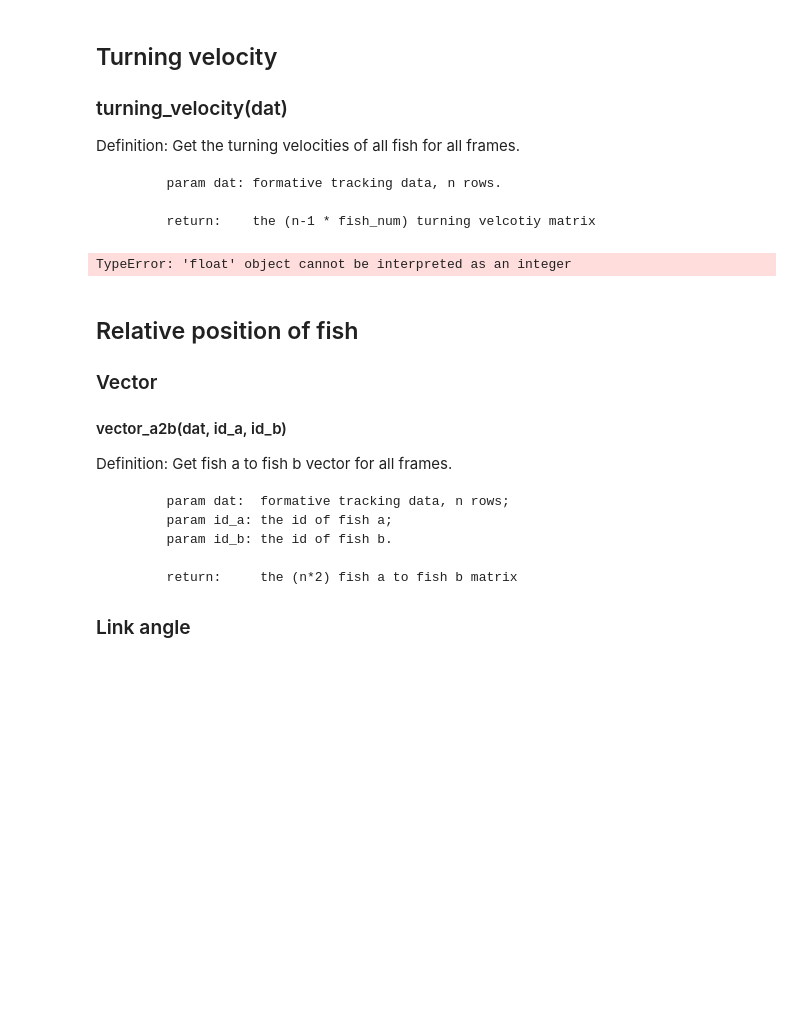
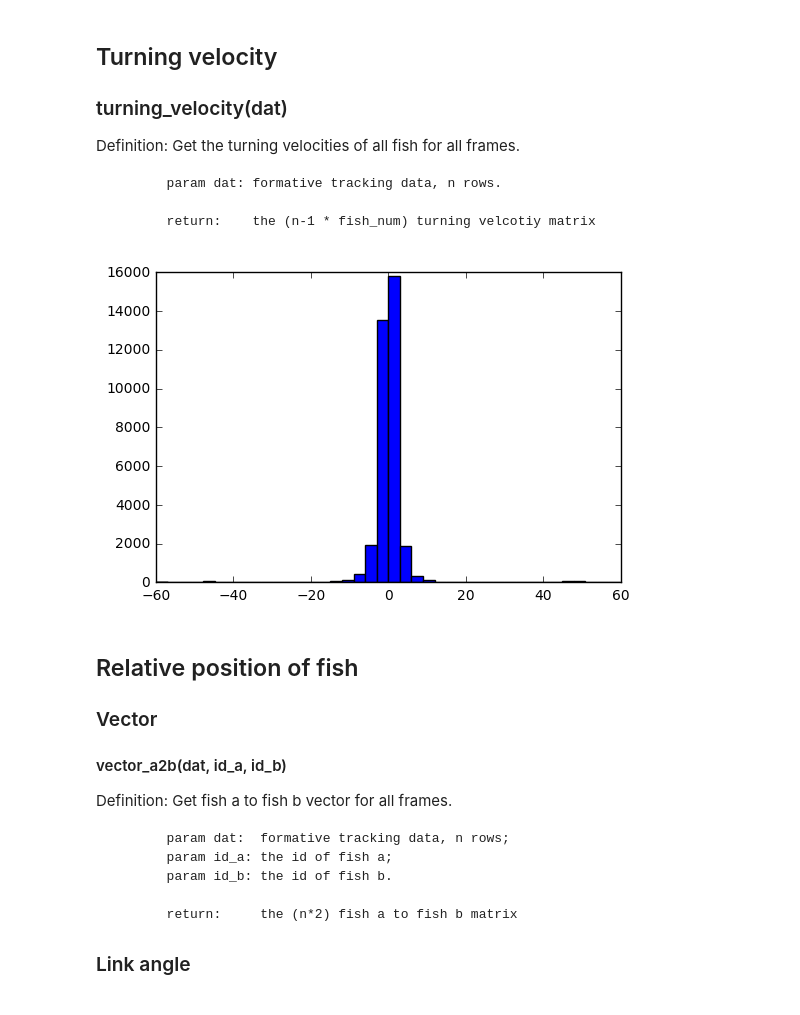
Before and after one commit to BioroboticsLab/robofish_data_analysis, a Jupyter notebook: python/sandbox/Features.ipynb, the cells around one changed output. Saved outputs shown, nothing was run; the diff lists cells and outputs as text; code cells hidden in the pictures; blank space fills up the shorter version.

```diff
--- a/python/sandbox/Features.ipynb
+++ b/python/sandbox/Features.ipynb
@@ -47,10 +47,24 @@ Definition: Get the turning velocities of all fish for all frames.
            param dat: formative tracking data, n rows.
 
            return:    the (n-1 * fish_num) turning velcotiy matrix
-# %%
-vt_matrix = turning_velocity(dat)
-# %% [output]
-TypeError: 'float' object cannot be interpreted as an integer
+# %%
+import sys
+sys.path.append('..')
+from features.load_csv import *
+path = './trackingData/41-34676.csv'
+dat  = load_csv(path)
+%matplotlib inline
+import matplotlib.pyplot as plt
+
+
+
+from features.features import *
+vt_matrix = turning_velocity(dat)
+
+# plot histogram of fish_1's turning velocity (multiply to convert from radians/frame to radians/second)
+plt.hist(vt_matrix[:,0] * 30, 40);
+# %% [output]
+[figure, added]
 # %% [markdown]
 ## Relative position of fish
 
```
Also changed, not shown: parts of 12 cells of this notebook, 1 other file.
